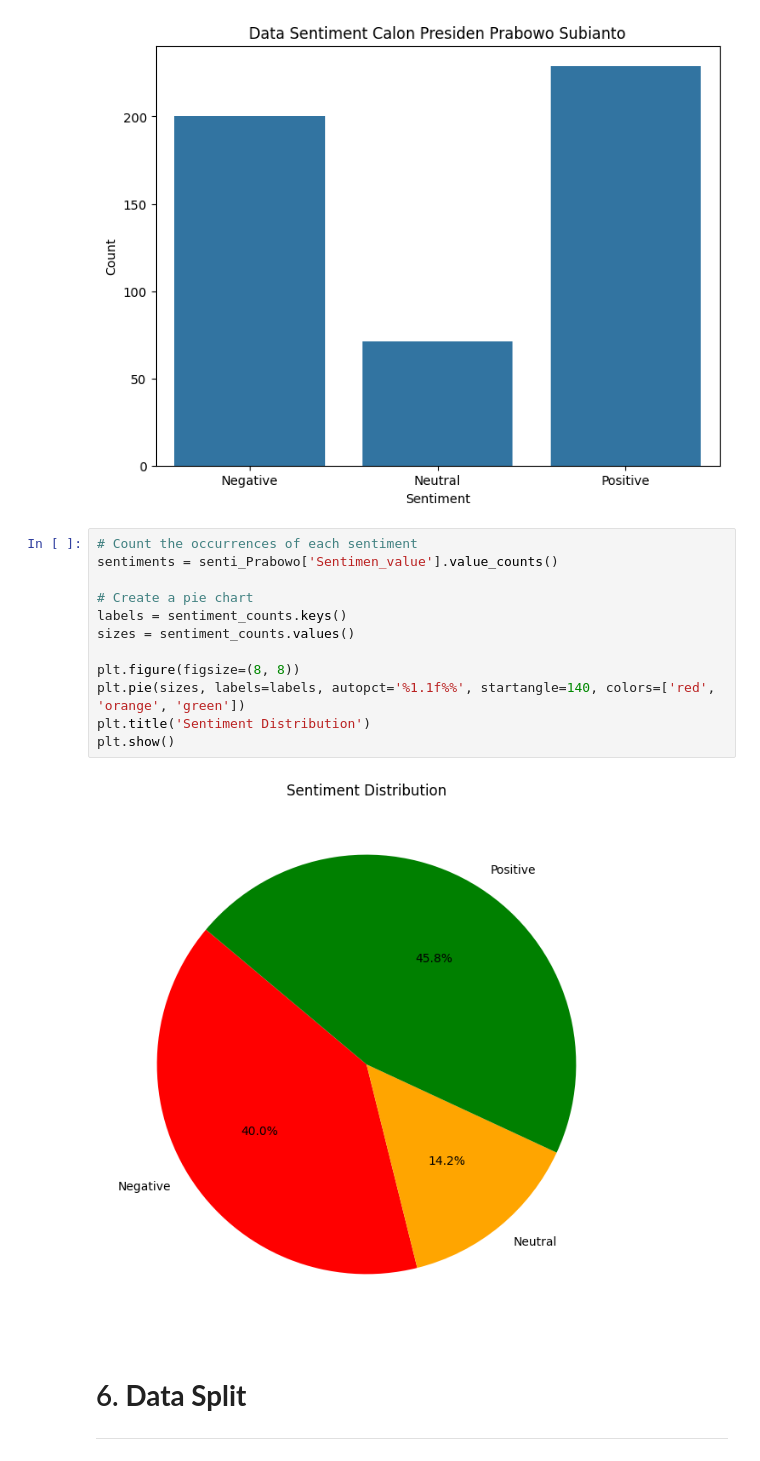
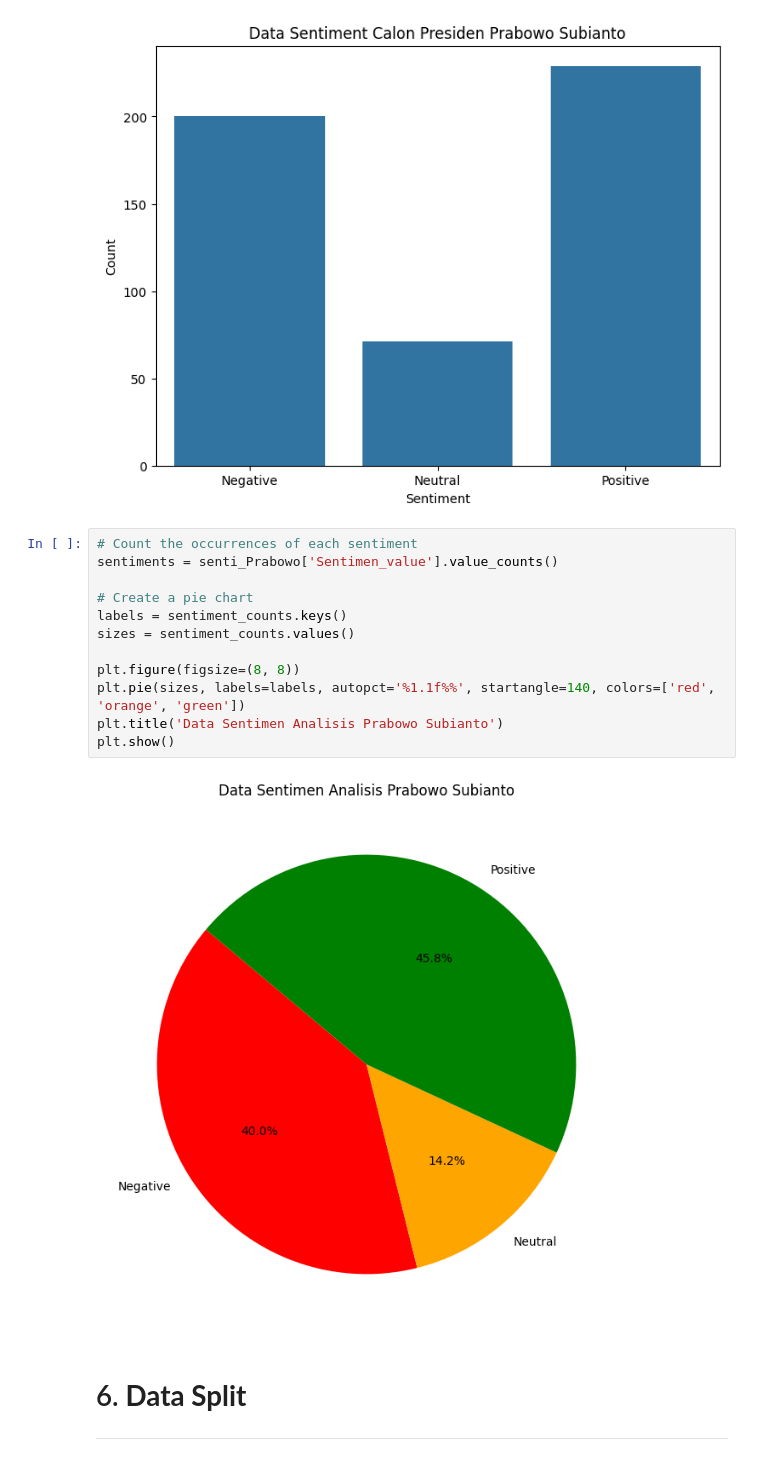
Before and after one commit to Alisya0910/SkripsiAlisya, a Jupyter notebook: DataPreprocessingPrabowo.ipynb, the cells around one changed output. Saved outputs shown, nothing was run; the diff lists cells and outputs as text.

```diff
--- a/DataPreprocessingPrabowo.ipynb
+++ b/DataPreprocessingPrabowo.ipynb
@@ -435,17 +424,17 @@ plt.show()
 # %%
 # Count the occurrences of each sentiment
 sentiments = senti_Prabowo['Sentimen_value'].value_counts()
 
 # Create a pie chart
 labels = sentiment_counts.keys()
 sizes = sentiment_counts.values()
 
 plt.figure(figsize=(8, 8))
 plt.pie(sizes, labels=labels, autopct='%1.1f%%', startangle=140, colors=['red', 'orange', 'green'])
-plt.title('Sentiment Distribution')
+plt.title('Data Sentimen Analisis Prabowo Subianto')
 plt.show()
 # %% [output]
-[figure, old version]
+[figure, new version]
 # %% [markdown]
 # 6. **Data Split**
 
```
Also changed, not shown: parts of 4 cells of this notebook.
